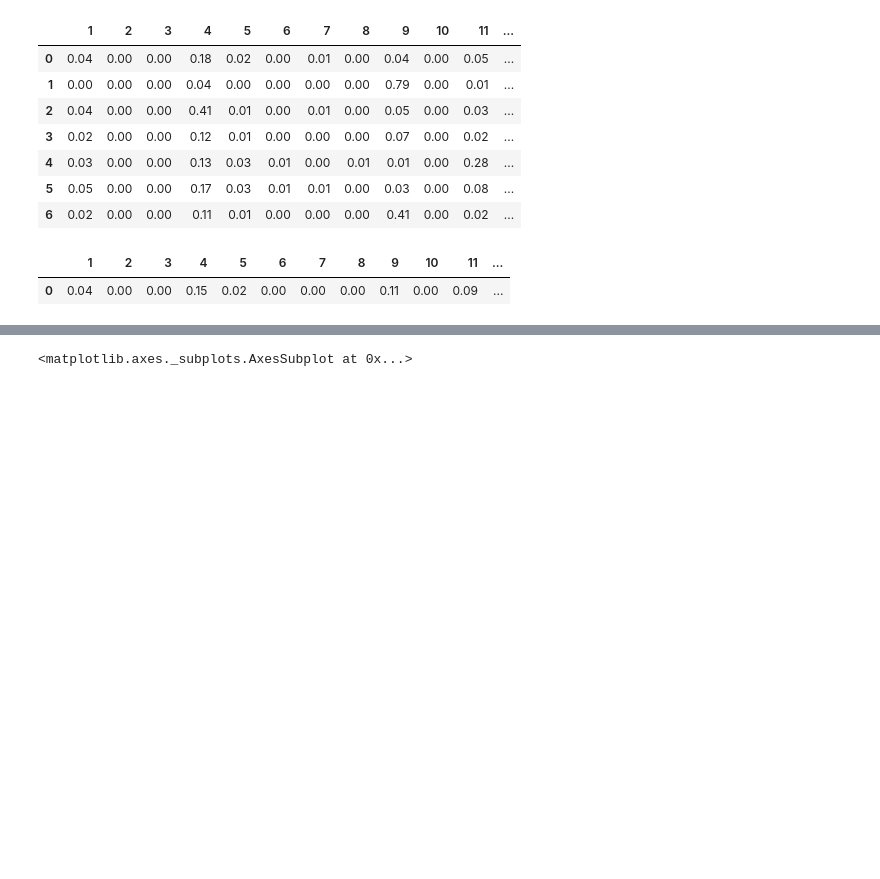
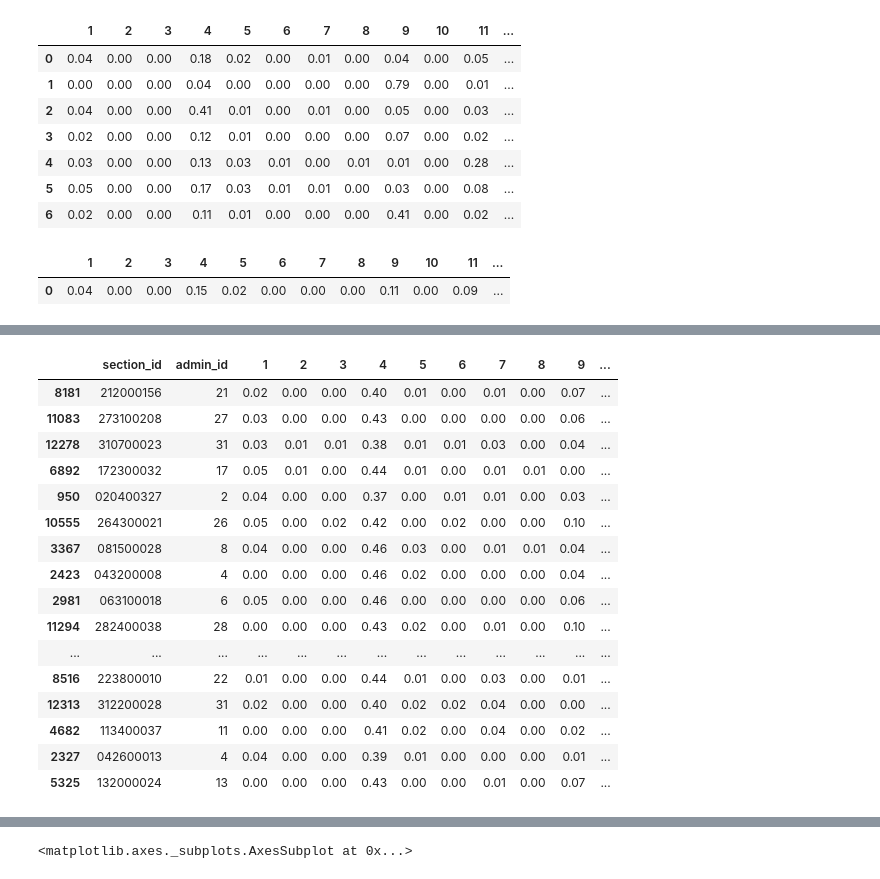
Before and after one commit to mboyanov/vote-analysis, a Jupyter notebook: Vote Analysis.ipynb, the cells around one changed output, grey strips where cells are left out. Drawn from its saved outputs; the diff is of its cells as text; code cells hidden in the pictures; blank space fills up the shorter version.

```diff
--- a/Vote Analysis.ipynb
+++ b/Vote Analysis.ipynb
@@ -305,0 +327,22 @@ distances = scipy.spatial.distance_matrix(normalized_votes[cols], kmeans.cluster
+# %%
+normalized_votes.iloc[[8181, 11083, 12278,  6892,   950, 10555,  3367,  2423,  2981,
+       11294,  5821,  6690,  3368,  7891,   949,  8516, 12313,  4682,
+        2327,  5325]].round(2)
+# %% [output]
+|  | section_id | admin_id | 1 | 2 | 3 | 4 | 5 | 6 | 7 | 8 | 9 | ... |
+| 8181 | 212000156 | 21 | 0.02 | 0.00 | 0.00 | 0.40 | 0.01 | 0.00 | 0.01 | 0.00 | 0.07 | ... |
+| 11083 | 273100208 | 27 | 0.03 | 0.00 | 0.00 | 0.43 | 0.00 | 0.00 | 0.00 | 0.00 | 0.06 | ... |
+| 12278 | 310700023 | 31 | 0.03 | 0.01 | 0.01 | 0.38 | 0.01 | 0.01 | 0.03 | 0.00 | 0.04 | ... |
+| 6892 | 172300032 | 17 | 0.05 | 0.01 | 0.00 | 0.44 | 0.01 | 0.00 | 0.01 | 0.01 | 0.00 | ... |
+| 950 | 020400327 | 2 | 0.04 | 0.00 | 0.00 | 0.37 | 0.00 | 0.01 | 0.01 | 0.00 | 0.03 | ... |
+| 10555 | 264300021 | 26 | 0.05 | 0.00 | 0.02 | 0.42 | 0.00 | 0.02 | 0.00 | 0.00 | 0.10 | ... |
+| 3367 | 081500028 | 8 | 0.04 | 0.00 | 0.00 | 0.46 | 0.03 | 0.00 | 0.01 | 0.01 | 0.04 | ... |
+| 2423 | 043200008 | 4 | 0.00 | 0.00 | 0.00 | 0.46 | 0.02 | 0.00 | 0.00 | 0.00 | 0.04 | ... |
+| 2981 | 063100018 | 6 | 0.05 | 0.00 | 0.00 | 0.46 | 0.00 | 0.00 | 0.00 | 0.00 | 0.06 | ... |
+| 11294 | 282400038 | 28 | 0.00 | 0.00 | 0.00 | 0.43 | 0.02 | 0.00 | 0.01 | 0.00 | 0.10 | ... |
+| ... | ... | ... | ... | ... | ... | ... | ... | ... | ... | ... | ... | ... |
+| 8516 | 223800010 | 22 | 0.01 | 0.00 | 0.00 | 0.44 | 0.01 | 0.00 | 0.03 | 0.00 | 0.01 | ... |
+| 12313 | 312200028 | 31 | 0.02 | 0.00 | 0.00 | 0.40 | 0.02 | 0.02 | 0.04 | 0.00 | 0.00 | ... |
+| 4682 | 113400037 | 11 | 0.00 | 0.00 | 0.00 | 0.41 | 0.02 | 0.00 | 0.04 | 0.00 | 0.02 | ... |
+| 2327 | 042600013 | 4 | 0.04 | 0.00 | 0.00 | 0.39 | 0.01 | 0.00 | 0.00 | 0.00 | 0.01 | ... |
+| 5325 | 132000024 | 13 | 0.00 | 0.00 | 0.00 | 0.43 | 0.00 | 0.00 | 0.01 | 0.00 | 0.07 | ... |
```
Also changed, not shown: parts of 10 cells of this notebook.
